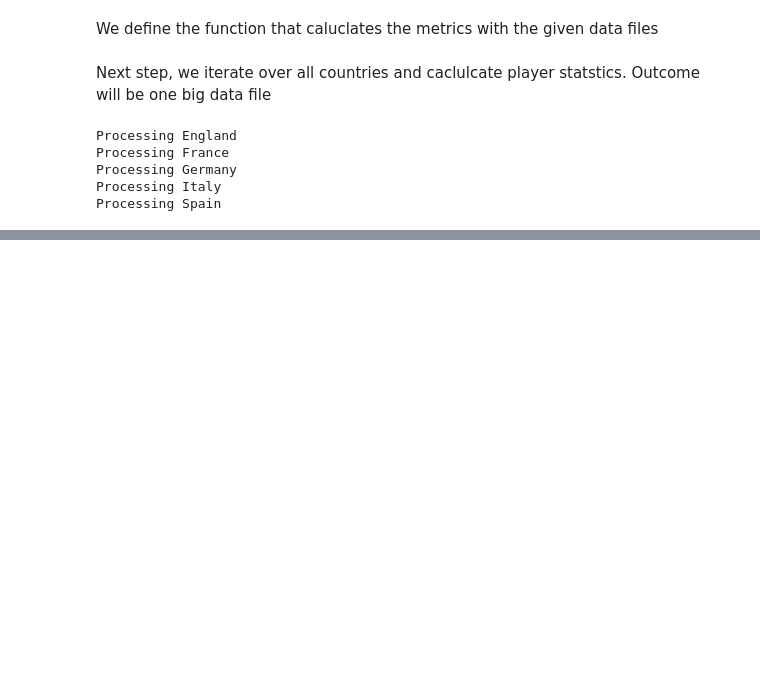
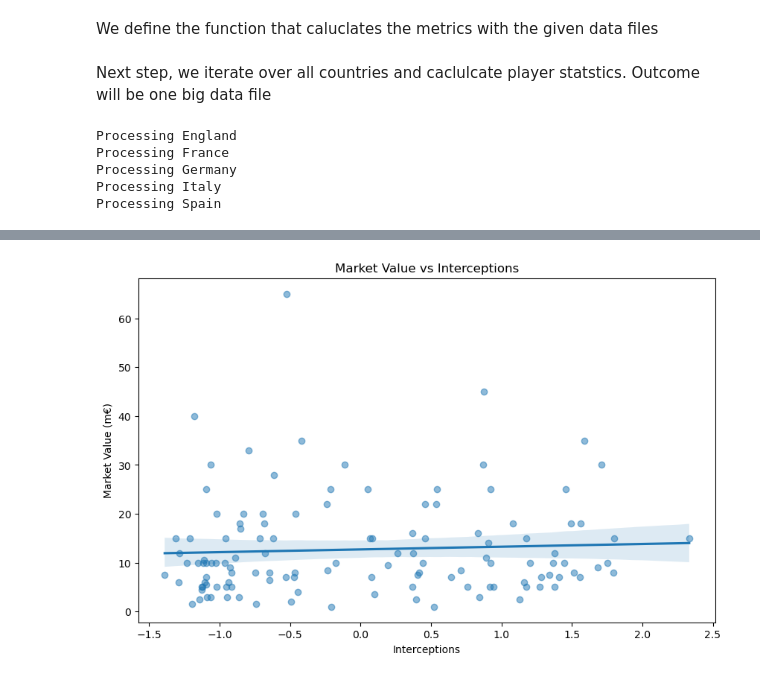
Before and after one commit to G4din/DM-Football, a Jupyter notebook: analysis/scouting_analysis.ipynb, the cells around one changed output, grey strips where cells are left out. Saved outputs shown, nothing was run; the diff lists cells and outputs as text; code cells hidden in the pictures; blank space fills up the shorter version.

```diff
--- a/analysis/scouting_analysis.ipynb
+++ b/analysis/scouting_analysis.ipynb
@@ -284,0 +500,10 @@ player_stats_df[player_stats_df["fullName"].astype(str).str.contains("Holgate")]
+# %%
+# Creating a scatter plot for interceptions vs market value
+plt.figure(figsize=(10, 6))
+sns.regplot(x="Interceptions", y="Market Value (m€)", data=combined_df, fit_reg=True, scatter_kws={"alpha":0.5})
+plt.title("Market Value vs Interceptions")
+plt.xlabel("Interceptions")
+plt.ylabel("Market Value (m€)")
+plt.show()
+# %% [output]
+[figure, added]
```
Also changed, not shown: parts of 21 cells of this notebook, 4 other files.
